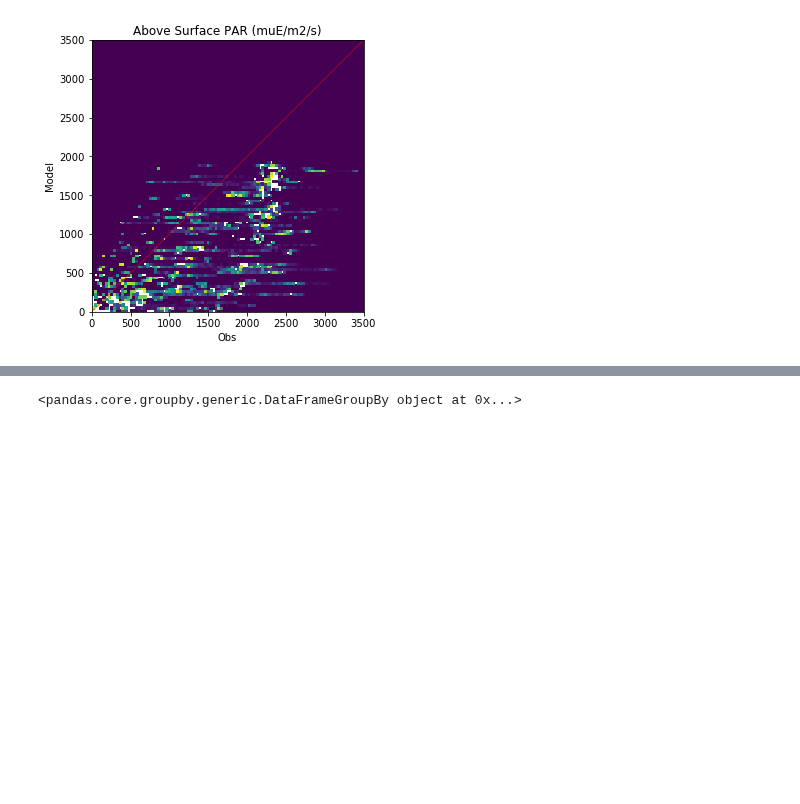
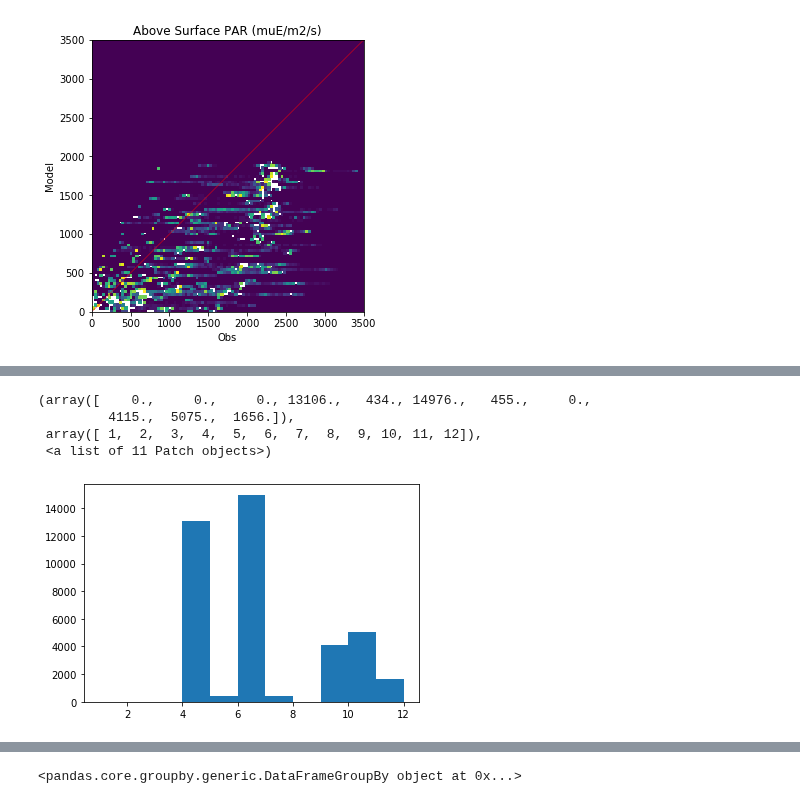
Before and after one commit to SalishSeaCast/analysis-elise-2, a Jupyter notebook: notebooks/PARPaper/eval/compPARForcing.ipynb, the cells around one changed output, grey strips where cells are left out. Saved outputs shown, nothing was run; the diff lists cells and outputs as text; code cells hidden in the pictures; blank space fills up the shorter version.

```diff
--- a/notebooks/PARPaper/eval/compPARForcing.ipynb
+++ b/notebooks/PARPaper/eval/compPARForcing.ipynb
@@ -197,0 +189,8 @@ Text(0.5, 1.0, 'PAR Direct Comparison: HC201812')
+# %%
+plt.hist(data['Month'],np.arange(1,13))
+# %% [output]
+(array([    0.,     0.,     0., 13106.,   434., 14976.,   455.,     0.,
+         4115.,  5075.,  1656.]),
+ array([ 1,  2,  3,  4,  5,  6,  7,  8,  9, 10, 11, 12]),
+ <a list of 11 Patch objects>)
+[figure, added]
```
Also changed, not shown: parts of 17 cells of this notebook, 14 other files.
